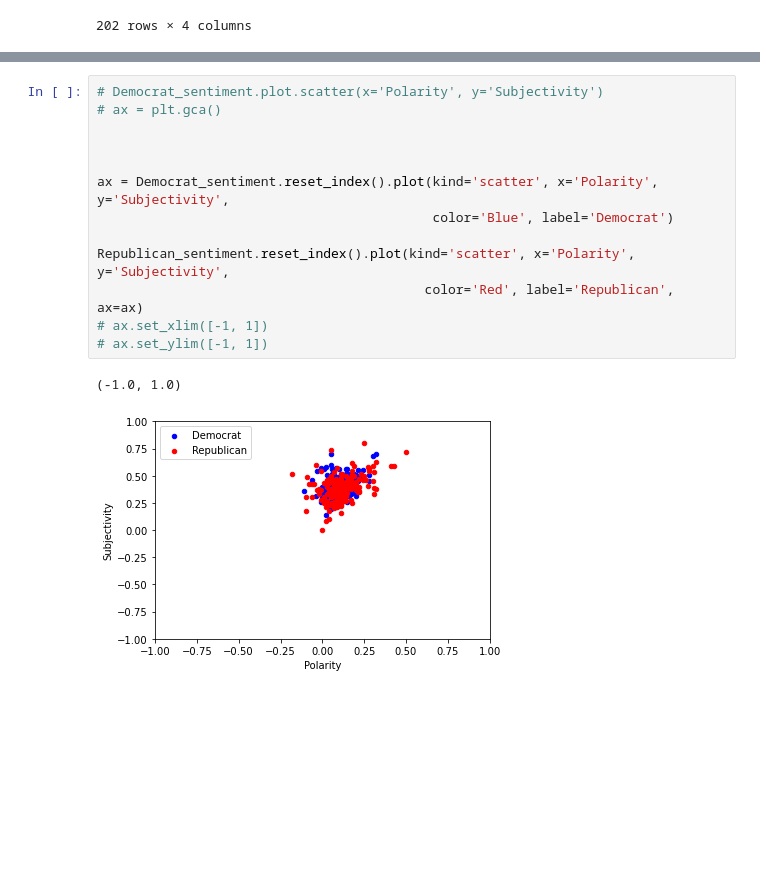
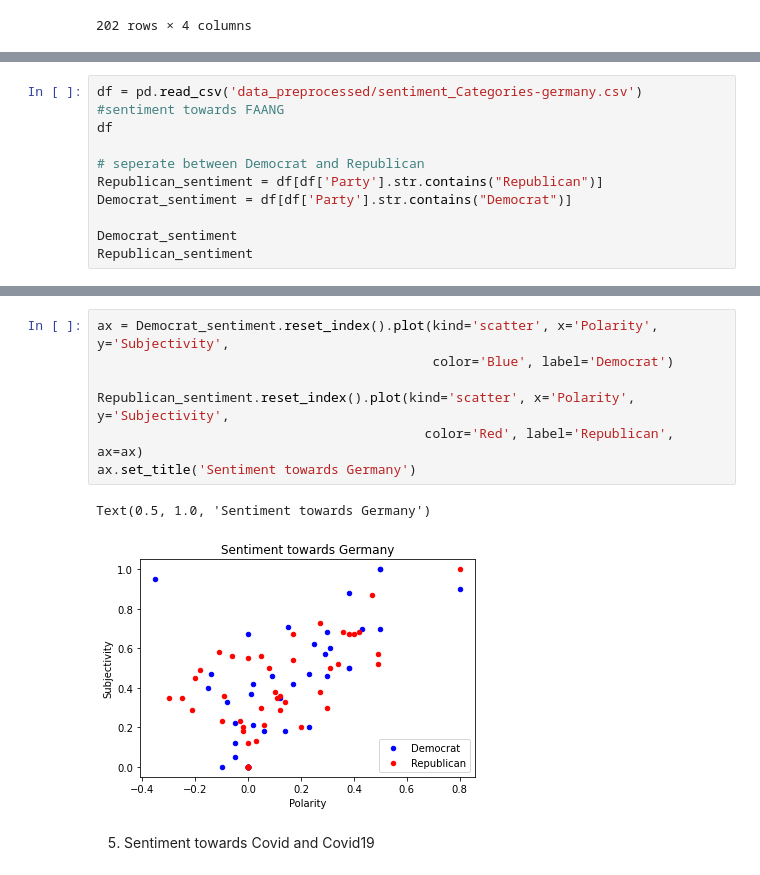
Before and after one commit to VieVaWaldi/PoliticalDespairTwitter, a Jupyter notebook: AnalysisSummary.ipynb, the cells around one changed output, grey strips where cells are left out. Drawn from its saved outputs; the diff is of its cells as text; blank space fills up the shorter version.

Commit message:
added different categories of the sentiment analysis

```diff
--- a/AnalysisSummary.ipynb
+++ b/AnalysisSummary.ipynb
@@ -331,0 +418,10 @@ Republican_sentiment
+# %%
+df = pd.read_csv('data_preprocessed/sentiment_Categories-germany.csv') #sentiment towards FAANG
+df
+
+# seperate between Democrat and Republican
+Republican_sentiment = df[df['Party'].str.contains("Republican")]
+Democrat_sentiment = df[df['Party'].str.contains("Democrat")]
+
+Democrat_sentiment
+Republican_sentiment
@@ -332,16 +446,12 @@ Republican_sentiment
 # %%
-# Democrat_sentiment.plot.scatter(x='Polarity', y='Subjectivity')
-# ax = plt.gca()
-
-
-
 ax = Democrat_sentiment.reset_index().plot(kind='scatter', x='Polarity', y='Subjectivity',
                                            color='Blue', label='Democrat')
 
 Republican_sentiment.reset_index().plot(kind='scatter', x='Polarity', y='Subjectivity',
                                           color='Red', label='Republican', ax=ax)
-# ax.set_xlim([-1, 1])
-# ax.set_ylim([-1, 1])
+ax.set_title('Sentiment towards Germany')
 # %% [output]
-(-1.0, 1.0)
+Text(0.5, 1.0, 'Sentiment towards Germany')
-[figure, old version]
+[figure, new version]
+# %% [markdown]
+5. Sentiment towards Covid and Covid19
```
Also changed, not shown: parts of 14 cells of this notebook.
